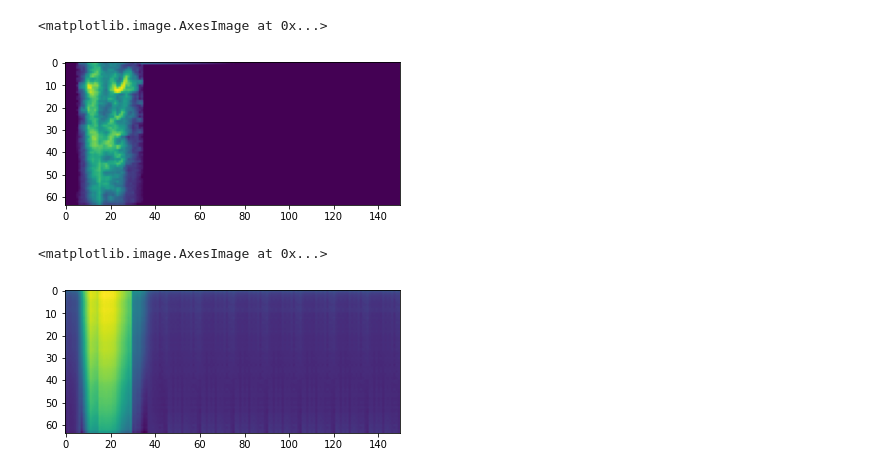
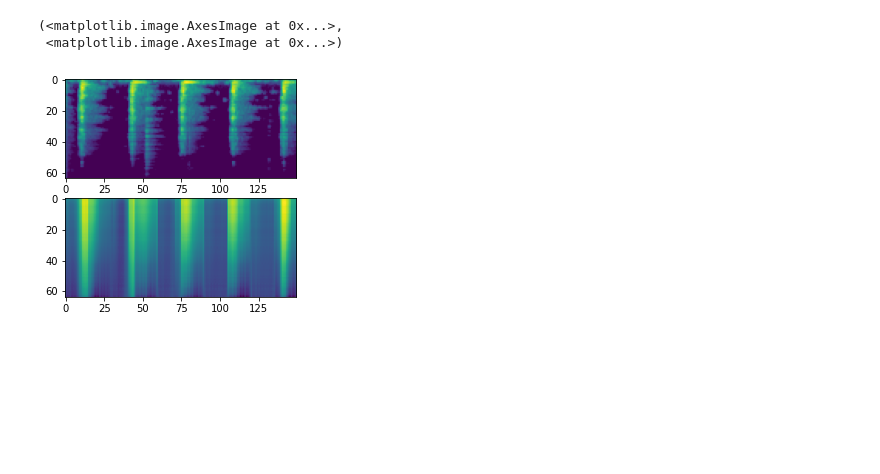
Before and after one commit to Dovermore/vae-audio, a Jupyter notebook: viz.ipynb, the cells around one changed output. Saved outputs shown, nothing was run; the diff lists cells and outputs as text; code cells hidden in the pictures; blank space fills up the shorter version.

```diff
--- a/viz.ipynb
+++ b/viz.ipynb
@@ -14,10 +16,15 @@ recon = np.load(recon_path)
-# %%
-plt.imshow(x)
-# %% [output]
-<matplotlib.image.AxesImage at 0x...>
-[figure, removed]
-# %%
-plt.imshow(recon)
-# %% [output]
-<matplotlib.image.AxesImage at 0x...>
-[figure, removed]
+# %%
+spectro_x_path = "/Users/Dovermore/Documents/2021t1/VAE-audio/vae-audio-github/saved/samples/SpecVAE/0316_171833/2-119748-A-38.npy"
+spectro_recon_path = path.splitext(spectro_x_path)[0] + "_recon" + path.splitext(spectro_x_path)[1]
+audio_x_path = path.splitext(spectro_x_path)[0]+".wav"
+audio_recon_path = path.splitext(spectro_recon_path)[0]+".wav"
+
+x = np.load(spectro_x_path)
+recon = np.load(spectro_recon_path)
+# %%
+fig, (ax1, ax2) = plt.subplots(2, 1)
+ax1.imshow(x), ax2.imshow(recon)
+# %% [output]
+(<matplotlib.image.AxesImage at 0x...>,
+ <matplotlib.image.AxesImage at 0x...>)
+[figure, added]
```
Also changed, not shown: parts of 10 cells of this notebook, 6 other files.
